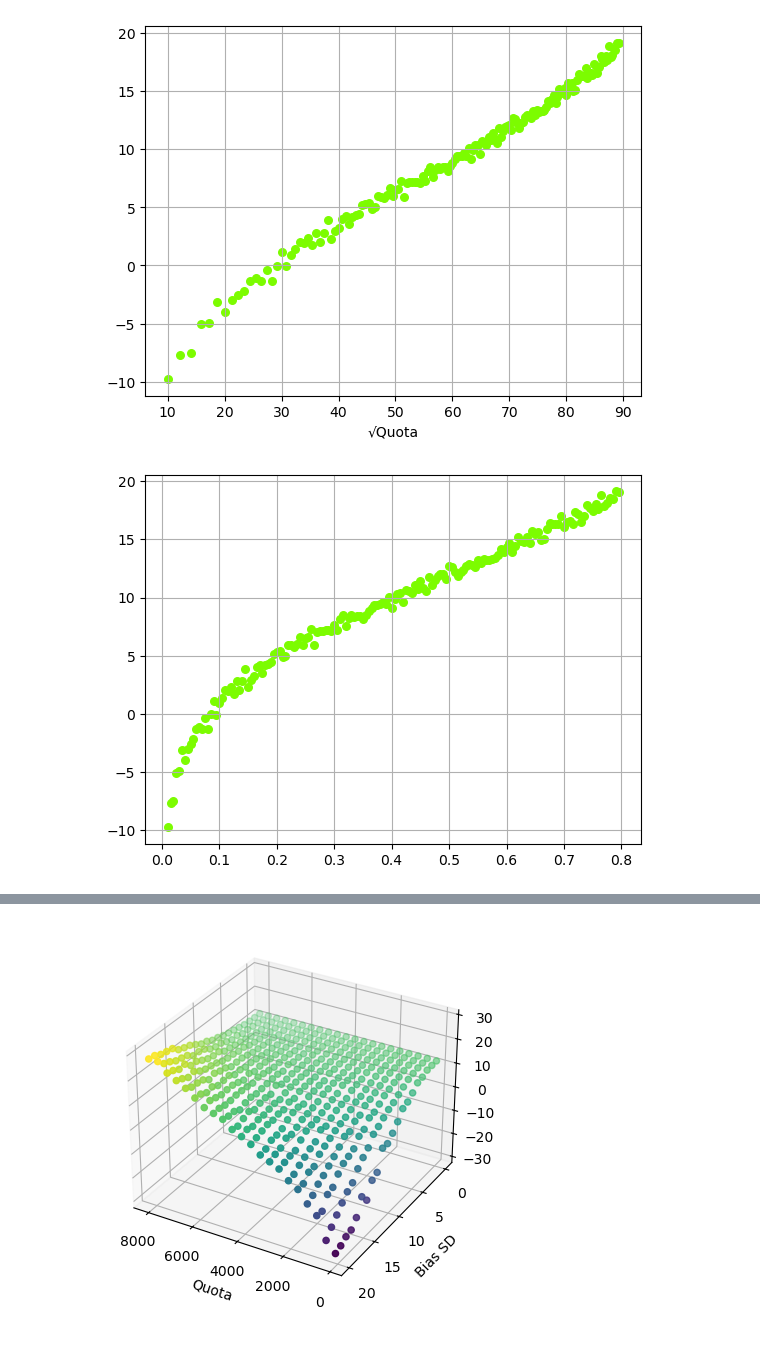
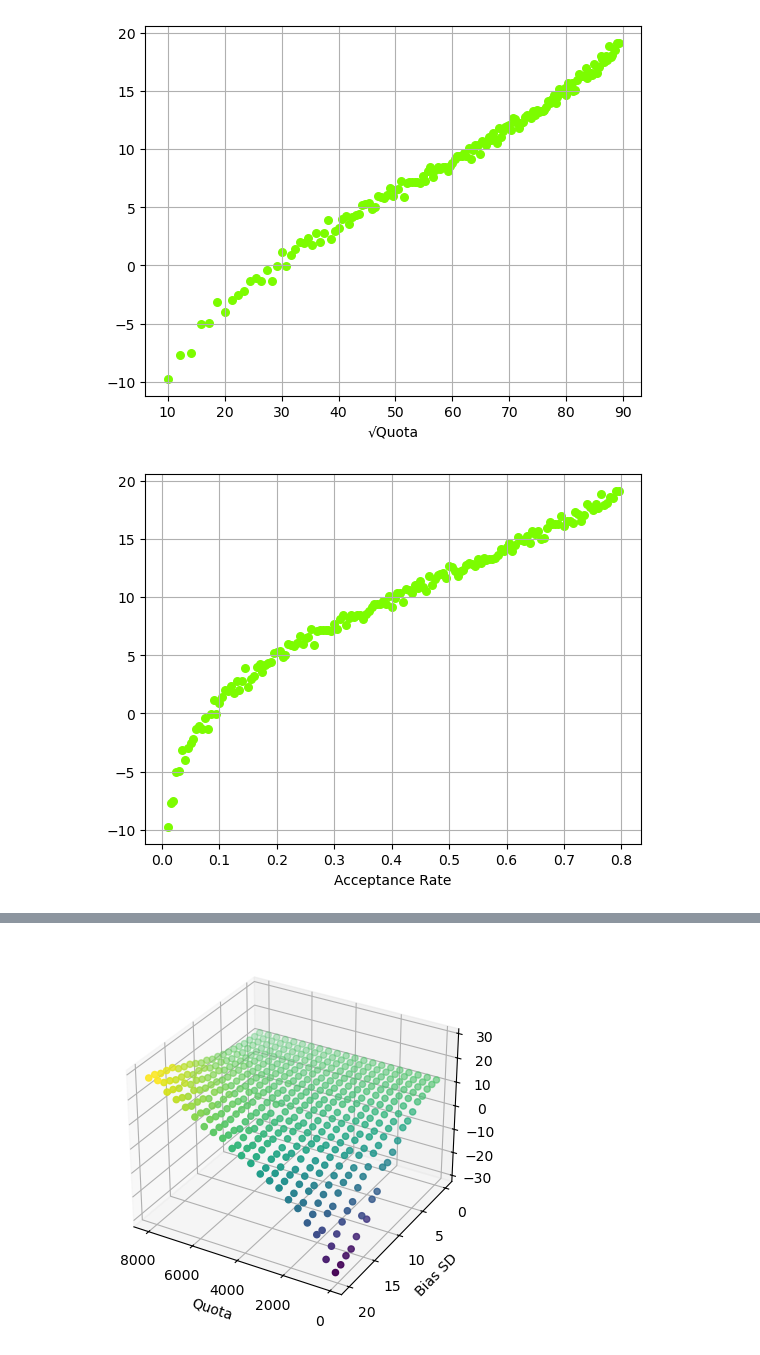
Before and after one commit to sam8457/aa-sim, a Jupyter notebook: aa-sim-optimal-points-testing.ipynb, the cells around one changed output, grey strips where cells are left out. Saved outputs shown, nothing was run; the diff lists cells and outputs as text; code cells hidden in the pictures.

Commit message:
Update chart titles

```diff
--- a/aa-sim-optimal-points-testing.ipynb
+++ b/aa-sim-optimal-points-testing.ipynb
@@ -264,11 +264,12 @@ plt.show()
 # %%
 acceptance_rate = [n/10_000 for n in quota]
 
 plt.grid()
+plt.xlabel('Acceptance Rate')
 plt.scatter(acceptance_rate, optimal_values, s=area, c=colors, alpha=1)
 plt.show()
 # %% [output]
-[figure, old version]
+[figure, new version]
 # %%
 # Vary Quota, Focus on Small Values
 
```
Also changed, not shown: parts of 7 cells of this notebook.
